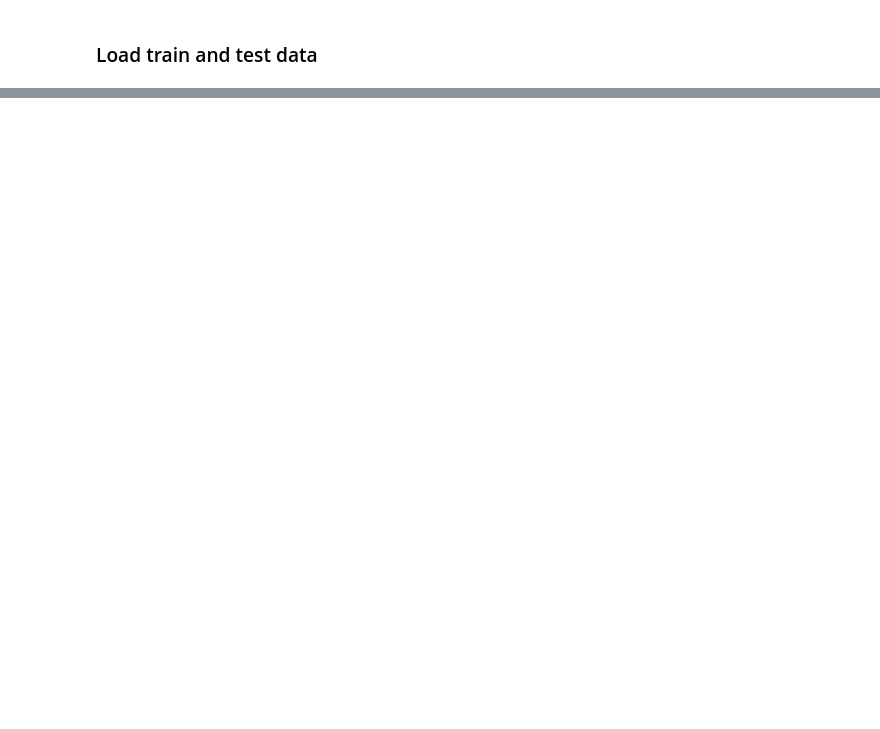
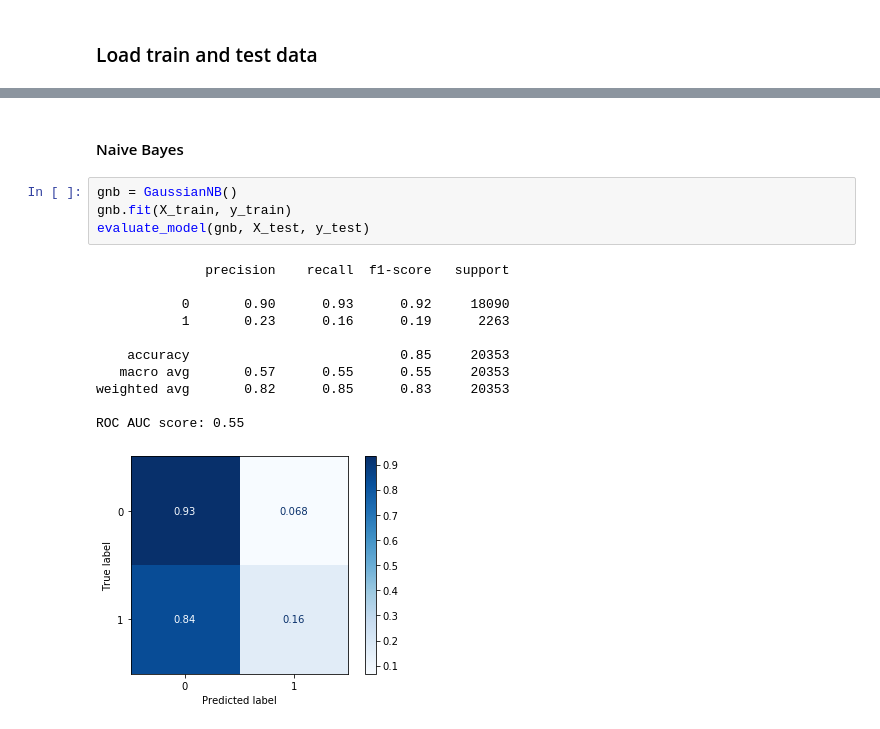
Before and after one commit to pmacinec/diabetes-patients-readmissions-prediction, a Jupyter notebook: notebooks/2_model_selection.ipynb, the cells around one changed output, grey strips where cells are left out. Saved outputs shown, nothing was run; the diff lists cells and outputs as text; blank space fills up the shorter version.

```diff
--- a/notebooks/2_model_selection.ipynb
+++ b/notebooks/2_model_selection.ipynb
@@ -41,0 +79,18 @@ In  2  classes:
+# %% [markdown]
+#### Naive Bayes
+# %%
+gnb = GaussianNB()
+gnb.fit(X_train, y_train)
+evaluate_model(gnb, X_test, y_test)
+# %% [output]
+              precision    recall  f1-score   support
+
+           0       0.90      0.93      0.92     18090
+           1       0.23      0.16      0.19      2263
+
+    accuracy                           0.85     20353
+   macro avg       0.57      0.55      0.55     20353
+weighted avg       0.82      0.85      0.83     20353
+
+ROC AUC score: 0.55
+[figure, added]
```
Also changed, not shown: parts of 14 cells of this notebook, 2 other files.
